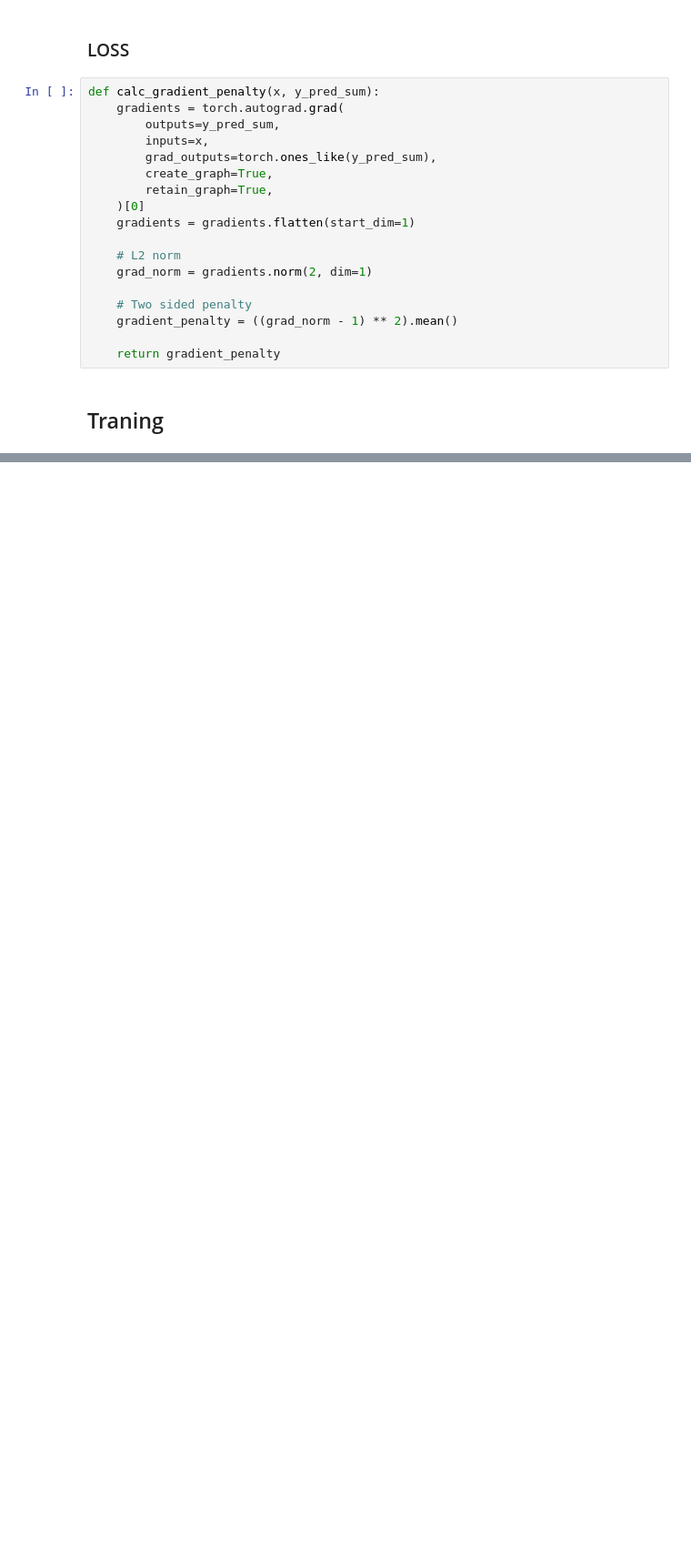
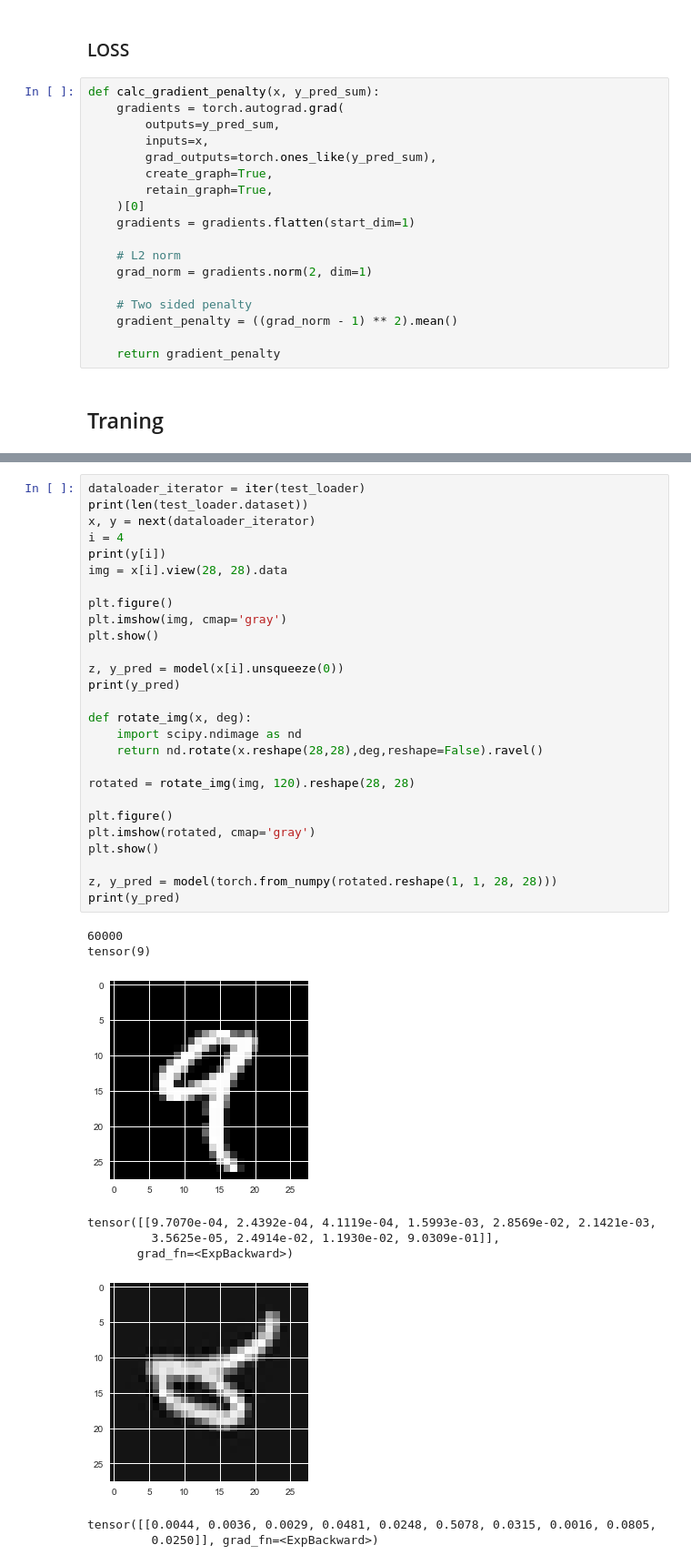
Before and after one commit to prashantramnani/deterministic-uncertainty-quantification, a Jupyter notebook: MNIST.ipynb, the cells around one changed output, grey strips where cells are left out. Shown at 91% size. Drawn from its saved outputs; the diff is of its cells as text; blank space fills up the shorter version.

```diff
--- a/MNIST.ipynb
+++ b/MNIST.ipynb
@@ -272,0 +348,37 @@ model.load_state_dict(torch.load('./cvae.pth'))
+# %%
+dataloader_iterator = iter(test_loader)
+print(len(test_loader.dataset))
+x, y = next(dataloader_iterator)
+i = 4
+print(y[i])
+img = x[i].view(28, 28).data
+
+plt.figure()
+plt.imshow(img, cmap='gray')
+plt.show()
+
+z, y_pred = model(x[i].unsqueeze(0))
+print(y_pred)
+
+def rotate_img(x, deg):
+    import scipy.ndimage as nd
+    return nd.rotate(x.reshape(28,28),deg,reshape=False).ravel()
+
+rotated = rotate_img(img, 120).reshape(28, 28)
+
+plt.figure()
+plt.imshow(rotated, cmap='gray')
+plt.show()
+
+z, y_pred = model(torch.from_numpy(rotated.reshape(1, 1, 28, 28)))
+print(y_pred)
+# %% [output]
+60000
+tensor(9)
+[figure, added]
+tensor([[9.7070e-04, 2.4392e-04, 4.1119e-04, 1.5993e-03, 2.8569e-02, 2.1421e-03,
+         3.5625e-05, 2.4914e-02, 1.1930e-02, 9.0309e-01]],
+       grad_fn=<ExpBackward>)
+[figure, added]
+tensor([[0.0044, 0.0036, 0.0029, 0.0481, 0.0248, 0.5078, 0.0315, 0.0016, 0.0805,
+         0.0250]], grad_fn=<ExpBackward>)
```
Also changed, not shown: parts of 8 cells of this notebook.
